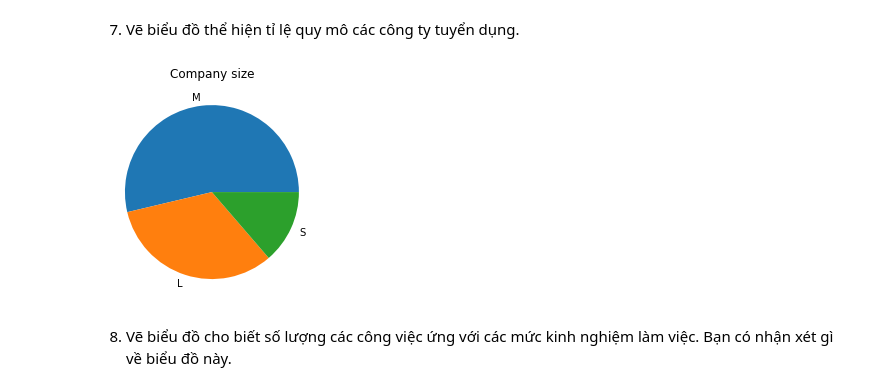
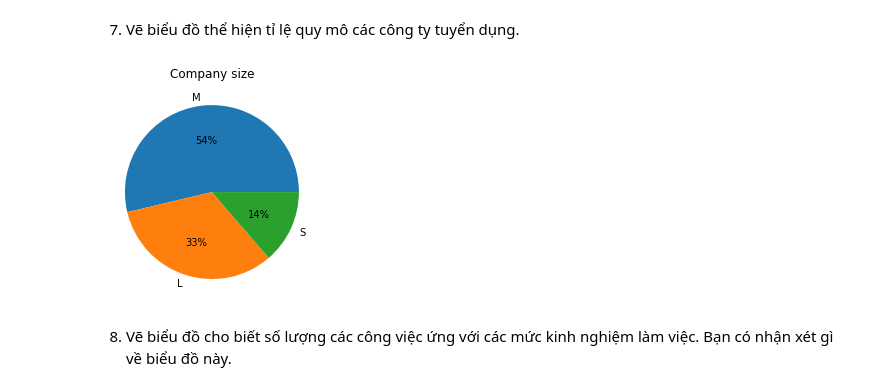
Before and after one commit to kienonline19/complete-python-course, a Jupyter notebook: LDS2_HoVaTen/Câu 3.ipynb, the cells around one changed output. Drawn from its saved outputs; the diff is of its cells as text; code cells hidden in the pictures.

```diff
--- a/LDS2_HoVaTen/Câu 3.ipynb
+++ b/LDS2_HoVaTen/Câu 3.ipynb
@@ -122,13 +122,13 @@ grouped[['experience_level', 'work_year', 'salary_in_usd']]
 như gợi ý và nhận xét:
 # %% [markdown]
 7. Vẽ biểu đồ thể hiện tỉ lệ quy mô các công ty tuyển dụng.
-# %%
-res = df['company_size'].value_counts()
-plt.title('Company size')
-plt.pie(res.values, labels=res.index)
-plt.show()
-# %% [output]
-[figure, removed]
+# %%
+res = df['company_size'].value_counts()
+plt.title('Company size')
+plt.pie(res.values, labels=res.index, autopct='%1.0f%%')
+plt.show()
+# %% [output]
+[figure, added]
 # %% [markdown]
 8. Vẽ biểu đồ cho biết số lượng các công việc ứng với các mức kinh nghiệm làm việc. Bạn có nhận xét gì
 về biểu đồ này.
```
